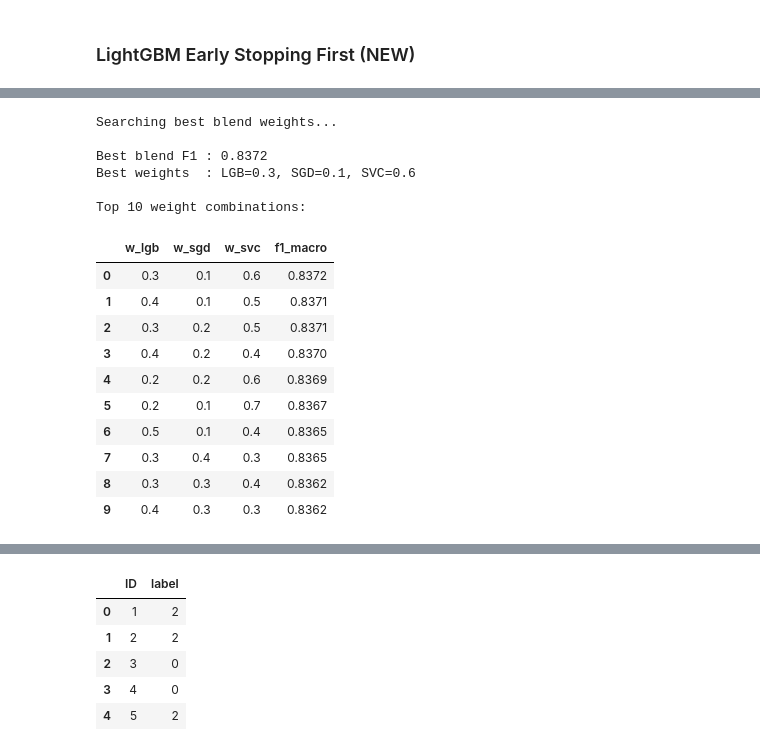
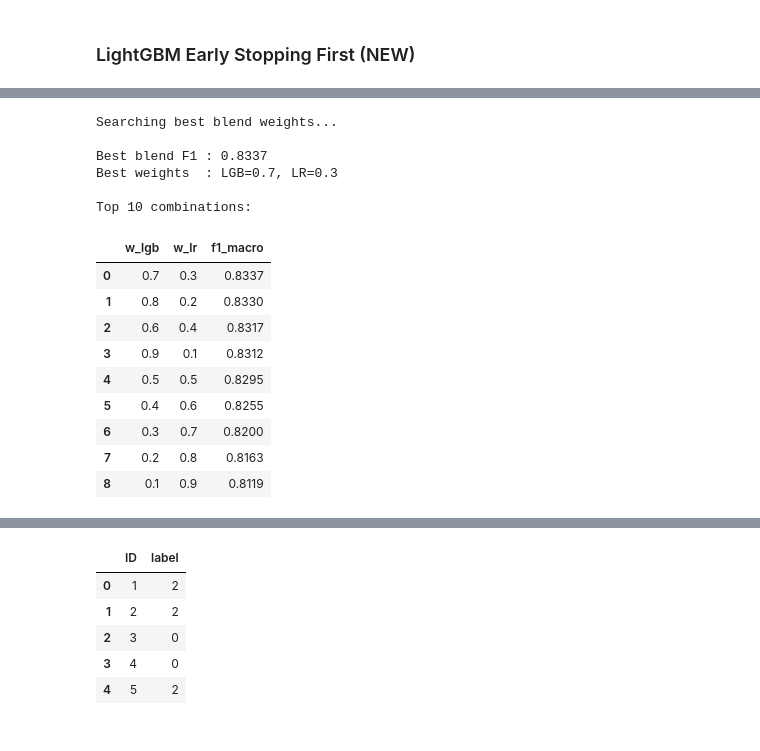
Before and after one commit to 23f3001800/Comment-Category-Prediction-Challenge, a Jupyter notebook: 23f3001800-notebook-t12026.ipynb, the cells around one changed output, grey strips where cells are left out. Saved outputs shown, nothing was run; the diff lists cells and outputs as text; code cells hidden in the pictures.

```diff
--- a/23f3001800-notebook-t12026.ipynb
+++ b/23f3001800-notebook-t12026.ipynb
@@ -1008,14 +1011,14 @@ handles class imbalance. MultinomialNB would be redundant here.
 # %%
 models = {
     "LogisticRegression": LogisticRegression(
-        max_iter=5000, class_weight="balanced", solver="saga", random_state=42
+        max_iter=2000, class_weight="balanced", solver="saga", random_state=42
     ),
     "SGDClassifier": SGDClassifier(
         loss="log_loss", max_iter=1000, class_weight="balanced",
         penalty="l2", random_state=42, n_jobs=-1
     ),
     "LinearSVC": LinearSVC(
-        class_weight="balanced", max_iter=2000, random_state=42
+        class_weight="balanced", max_iter=1000, random_state=42
     ),
     "ComplementNB": ComplementNB(
         alpha=0.1    # smoothing parameter — small alpha works better for many-class text
@@ -1138,10 +1227,9 @@ For each model we:
 ###  LightGBM Early Stopping First (NEW)
 # %%
 print("Training LightGBM with early stopping...")
-print("(No RandomizedSearch — early stopping tunes n_estimators automatically)")
 
 lgb_model = LGBMClassifier(
-    n_estimators      = 2000,     # high ceiling — early stopping cuts this
+    n_estimators      = 2000,
     learning_rate     = 0.05,
     num_leaves        = 127,
     min_child_samples = 20,
@@ -1158,14 +1246,12 @@ lgb_model = LGBMClassifier(
 lgb_model.fit(
     X_train_proc, y_train,
     eval_set  = [(X_val_proc, y_val)],
-    callbacks = [early_stopping(40), log_evaluation(60)]
+    callbacks = [early_stopping(30), log_evaluation(50)]
 )
 
 lgb_preds = lgb_model.predict(X_val_proc)
-lgb_f1    = f1_score(y_val, lgb_preds, average='macro')
-
-print(f"\nBest iteration     : {lgb_model.best_iteration_}")
-print(f"LightGBM F1-macro  : {lgb_f1:.4f}")
+print(f"\nBest iteration    : {lgb_model.best_iteration_}")
+print(f"LightGBM F1-macro : {f1_score(y_val, lgb_preds, average='macro'):.4f}")
 print(classification_report(y_val, lgb_preds, digits=3))
 # %% [output]
 Training LightGBM with early stopping...
@@ -1395,60 +1352,56 @@ Individual F1-macro scores:
 # %%
 best_f1      = 0
 best_weights = None
 results_log  = []
 
-weight_options = [0.1, 0.2, 0.3, 0.4, 0.5, 0.6, 0.7]
+weight_options = [0.1, 0.2, 0.3, 0.4, 0.5, 0.6, 0.7, 0.8, 0.9]
 
 print("Searching best blend weights...")
 
-for w1, w2, w3 in product(weight_options, repeat=3):
-    if abs(w1 + w2 + w3 - 1.0) > 0.01:
+for w1, w2 in product(weight_options, repeat=2):
+    if abs(w1 + w2 - 1.0) > 0.01:
         continue
 
-    blended = (w1 * lgb_proba +
-               w2 * sgd_proba +
-               w3 * svc_proba)
-
-    preds = np.argmax(blended, axis=1)
-    f1    = f1_score(y_val, preds, average='macro')
+    blended = w1 * lgb_proba + w2 * lr_proba
+    preds   = np.argmax(blended, axis=1)
+    f1      = f1_score(y_val, preds, average='macro')
 
     results_log.append({
         'w_lgb'   : w1,
-        'w_sgd'   : w2,
-        'w_svc'   : w3,
+        'w_lr'    : w2,
         'f1_macro': f1
     })
 
     if f1 > best_f1:
         best_f1      = f1
-        best_weights = (w1, w2, w3)
+        best_weights = (w1, w2)
+
+w1, w2 = best_weights
 
 print(f"\nBest blend F1 : {best_f1:.4f}")
-print(f"Best weights  : LGB={best_weights[0]}, "
-      f"SGD={best_weights[1]}, SVC={best_weights[2]}")
+print(f"Best weights  : LGB={w1}, LR={w2}")
 
 results_df = pd.DataFrame(results_log).sort_values(
     'f1_macro', ascending=False
 ).reset_index(drop=True)
 
-print("\nTop 10 weight combinations:")
+print("\nTop 10 combinations:")
 display(results_df.head(10).round(4))
 # %% [output]
 Searching best blend weights...
 
-Best blend F1 : 0.8372
-Best weights  : LGB=0.3, SGD=0.1, SVC=0.6
+Best blend F1 : 0.8337
+Best weights  : LGB=0.7, LR=0.3
 
-Top 10 weight combinations:
+Top 10 combinations:
-|  | w_lgb | w_sgd | w_svc | f1_macro |
-| 0 | 0.3 | 0.1 | 0.6 | 0.8372 |
-| 1 | 0.4 | 0.1 | 0.5 | 0.8371 |
-| 2 | 0.3 | 0.2 | 0.5 | 0.8371 |
-| 3 | 0.4 | 0.2 | 0.4 | 0.8370 |
-| 4 | 0.2 | 0.2 | 0.6 | 0.8369 |
-| 5 | 0.2 | 0.1 | 0.7 | 0.8367 |
-| 6 | 0.5 | 0.1 | 0.4 | 0.8365 |
-| 7 | 0.3 | 0.4 | 0.3 | 0.8365 |
-| 8 | 0.3 | 0.3 | 0.4 | 0.8362 |
-| 9 | 0.4 | 0.3 | 0.3 | 0.8362 |
+|  | w_lgb | w_lr | f1_macro |
+| 0 | 0.7 | 0.3 | 0.8337 |
+| 1 | 0.8 | 0.2 | 0.8330 |
+| 2 | 0.6 | 0.4 | 0.8317 |
+| 3 | 0.9 | 0.1 | 0.8312 |
+| 4 | 0.5 | 0.5 | 0.8295 |
+| 5 | 0.4 | 0.6 | 0.8255 |
+| 6 | 0.3 | 0.7 | 0.8200 |
+| 7 | 0.2 | 0.8 | 0.8163 |
+| 8 | 0.1 | 0.9 | 0.8119 |
 # %%
```
Also changed, not shown: parts of 28 cells of this notebook.
